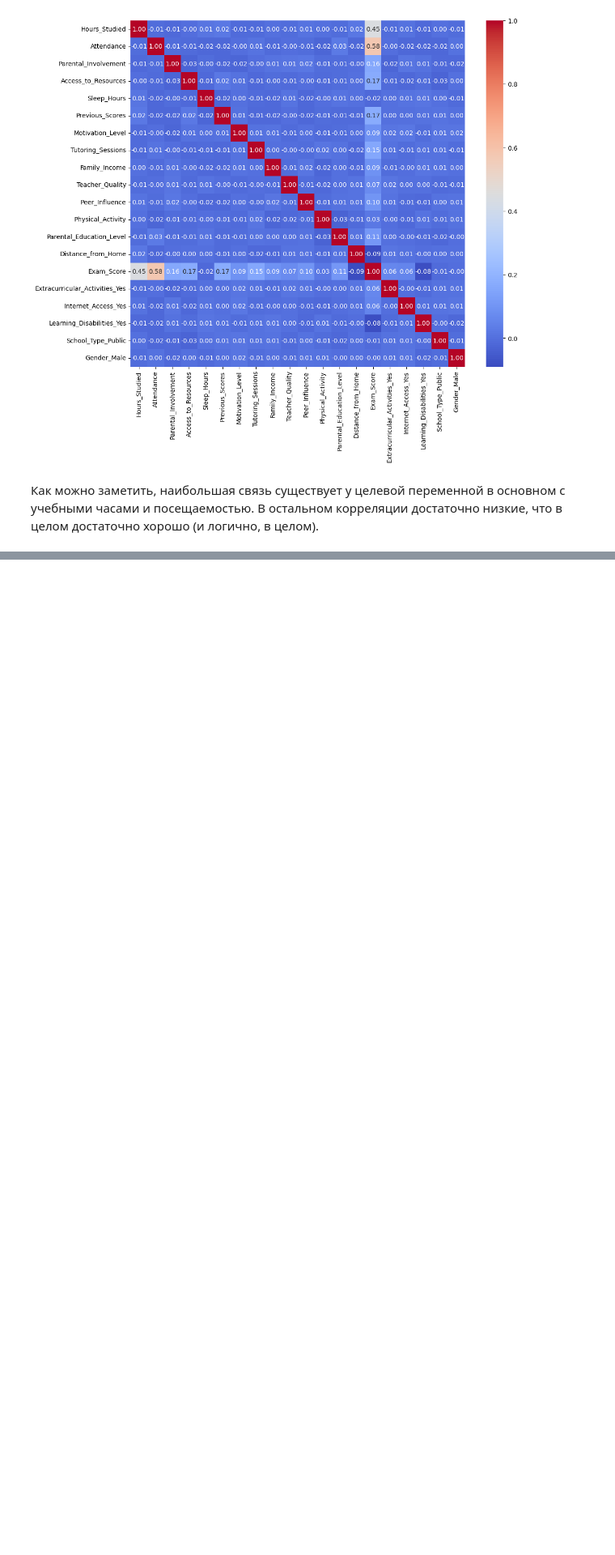
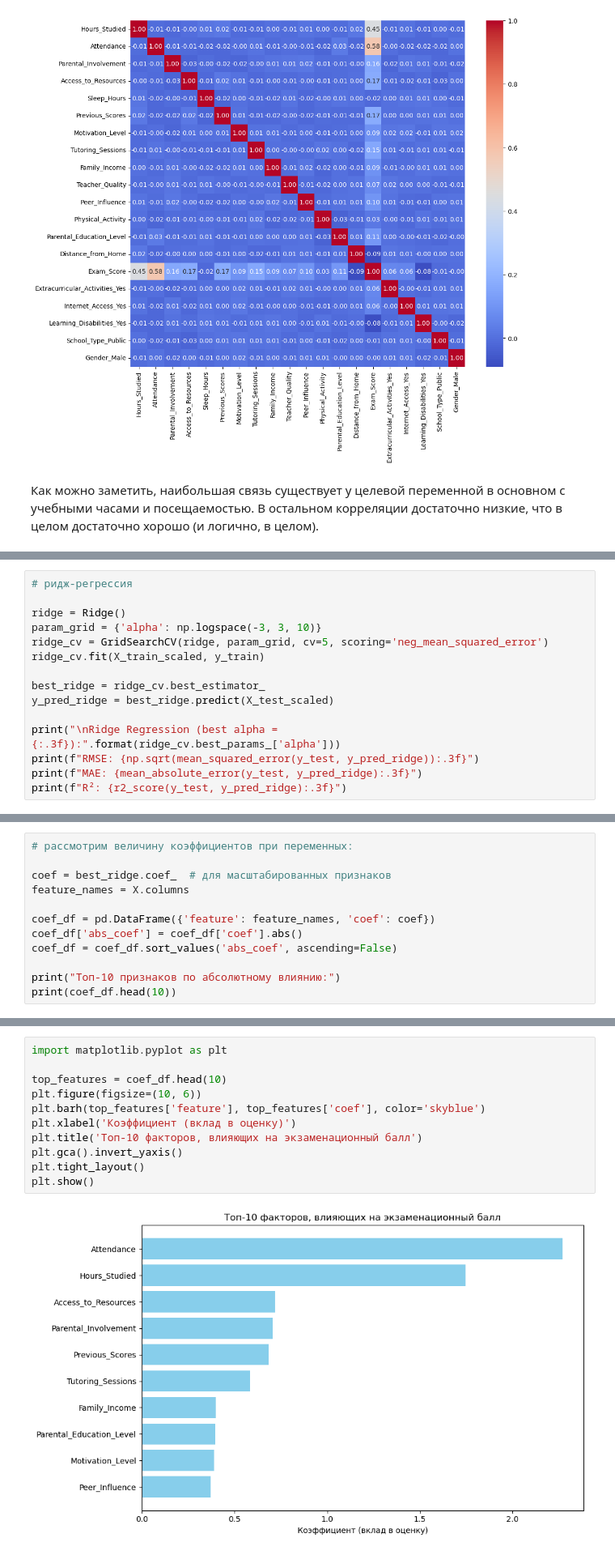
Before and after one commit to AnastasiiaAU/-_-_-1_StudentPerformanceFactors, a Jupyter notebook: main.ipynb, the cells around one changed output, grey strips where cells are left out. Shown at 81% size. Cells and saved outputs as stored; diff of their text form; blank space fills up the shorter version.

```diff
--- a/main.ipynb
+++ b/main.ipynb
@@ -165,0 +208,15 @@ plt.show()
+# %%
+# ридж-регрессия
+
+ridge = Ridge()
+param_grid = {'alpha': np.logspace(-3, 3, 10)}
+ridge_cv = GridSearchCV(ridge, param_grid, cv=5, scoring='neg_mean_squared_error')
+ridge_cv.fit(X_train_scaled, y_train)
+
+best_ridge = ridge_cv.best_estimator_
+y_pred_ridge = best_ridge.predict(X_test_scaled)
+
+print("\nRidge Regression (best alpha = {:.3f}):".format(ridge_cv.best_params_['alpha']))
+print(f"RMSE: {np.sqrt(mean_squared_error(y_test, y_pred_ridge)):.3f}")
+print(f"MAE: {mean_absolute_error(y_test, y_pred_ridge):.3f}")
+print(f"R²: {r2_score(y_test, y_pred_ridge):.3f}")
@@ -165,0 +291,12 @@ plt.show()
+# %%
+# рассмотрим величину коэффициентов при переменных:
+
+coef = best_ridge.coef_  # для масштабированных признаков
+feature_names = X.columns
+
+coef_df = pd.DataFrame({'feature': feature_names, 'coef': coef})
+coef_df['abs_coef'] = coef_df['coef'].abs()
+coef_df = coef_df.sort_values('abs_coef', ascending=False)
+
+print("Топ-10 признаков по абсолютному влиянию:")
+print(coef_df.head(10))
@@ -165,0 +320,13 @@ plt.show()
+# %%
+import matplotlib.pyplot as plt
+
+top_features = coef_df.head(10)
+plt.figure(figsize=(10, 6))
+plt.barh(top_features['feature'], top_features['coef'], color='skyblue')
+plt.xlabel('Коэффициент (вклад в оценку)')
+plt.title('Топ-10 факторов, влияющих на экзаменационный балл')
+plt.gca().invert_yaxis()
+plt.tight_layout()
+plt.show()
+# %% [output]
+[figure, added]
```
Also changed, not shown: parts of 17 cells of this notebook, 1 other file.
